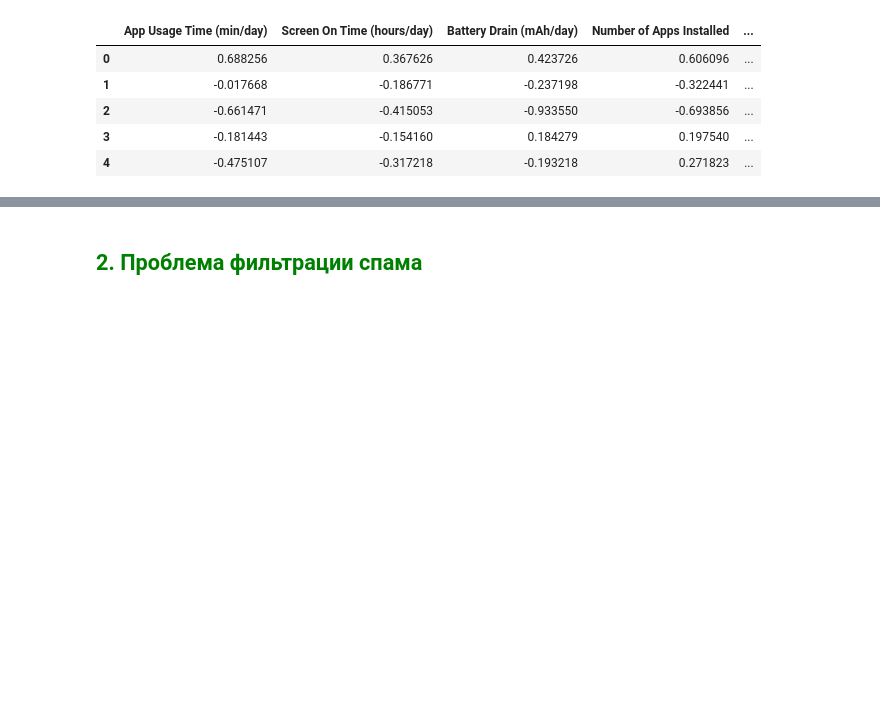
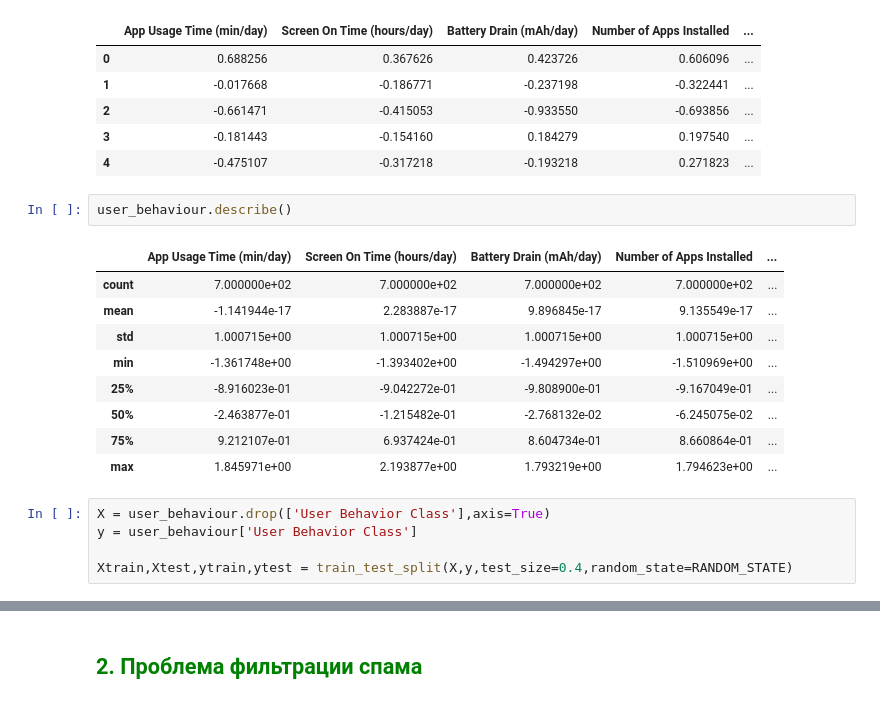
Before and after one commit to Dragoh54/MachineLearning-Labs, a Jupyter notebook: lab8/2024_ML_LR8_MACS.ipynb, the cells around one changed output, grey strips where cells are left out. Drawn from its saved outputs; the diff is of its cells as text; blank space fills up the shorter version.

```diff
--- a/lab8/2024_ML_LR8_MACS.ipynb
+++ b/lab8/2024_ML_LR8_MACS.ipynb
@@ -293,3 +293,20 @@ user_behaviour.head()
 | 2 | -0.661471 | -0.415053 | -0.933550 | -0.693856 | ... |
 | 3 | -0.181443 | -0.154160 | 0.184279 | 0.197540 | ... |
 | 4 | -0.475107 | -0.317218 | -0.193218 | 0.271823 | ... |
+# %%
+user_behaviour.describe()
+# %% [output]
+|  | App Usage Time (min/day) | Screen On Time (hours/day) | Battery Drain (mAh/day) | Number of Apps Installed | ... |
+| count | 7.000000e+02 | 7.000000e+02 | 7.000000e+02 | 7.000000e+02 | ... |
+| mean | -1.141944e-17 | 2.283887e-17 | 9.896845e-17 | 9.135549e-17 | ... |
+| std | 1.000715e+00 | 1.000715e+00 | 1.000715e+00 | 1.000715e+00 | ... |
+| min | -1.361748e+00 | -1.393402e+00 | -1.494297e+00 | -1.510969e+00 | ... |
+| 25% | -8.916023e-01 | -9.042272e-01 | -9.808900e-01 | -9.167049e-01 | ... |
+| 50% | -2.463877e-01 | -1.215482e-01 | -2.768132e-02 | -6.245075e-02 | ... |
+| 75% | 9.212107e-01 | 6.937424e-01 | 8.604734e-01 | 8.660864e-01 | ... |
+| max | 1.845971e+00 | 2.193877e+00 | 1.793219e+00 | 1.794623e+00 | ... |
+# %%
+X = user_behaviour.drop(['User Behavior Class'],axis=True)
+y = user_behaviour['User Behavior Class']
+
+Xtrain,Xtest,ytrain,ytest = train_test_split(X,y,test_size=0.4,random_state=RANDOM_STATE)
```
Also changed, not shown: parts of 8 cells of this notebook.
